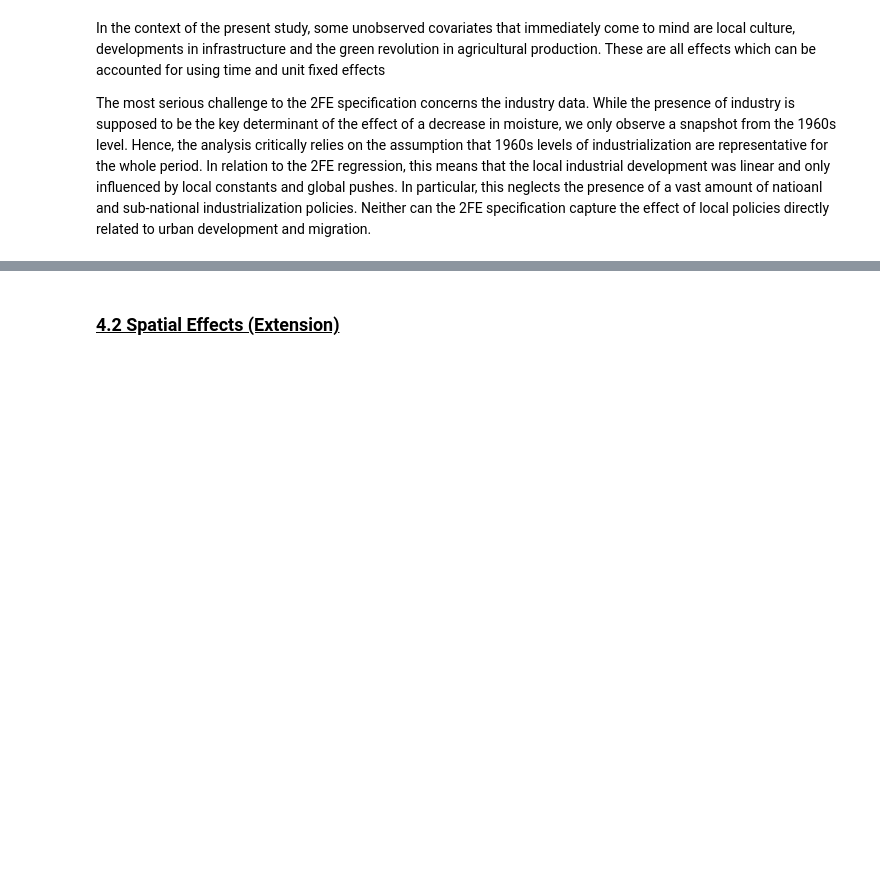
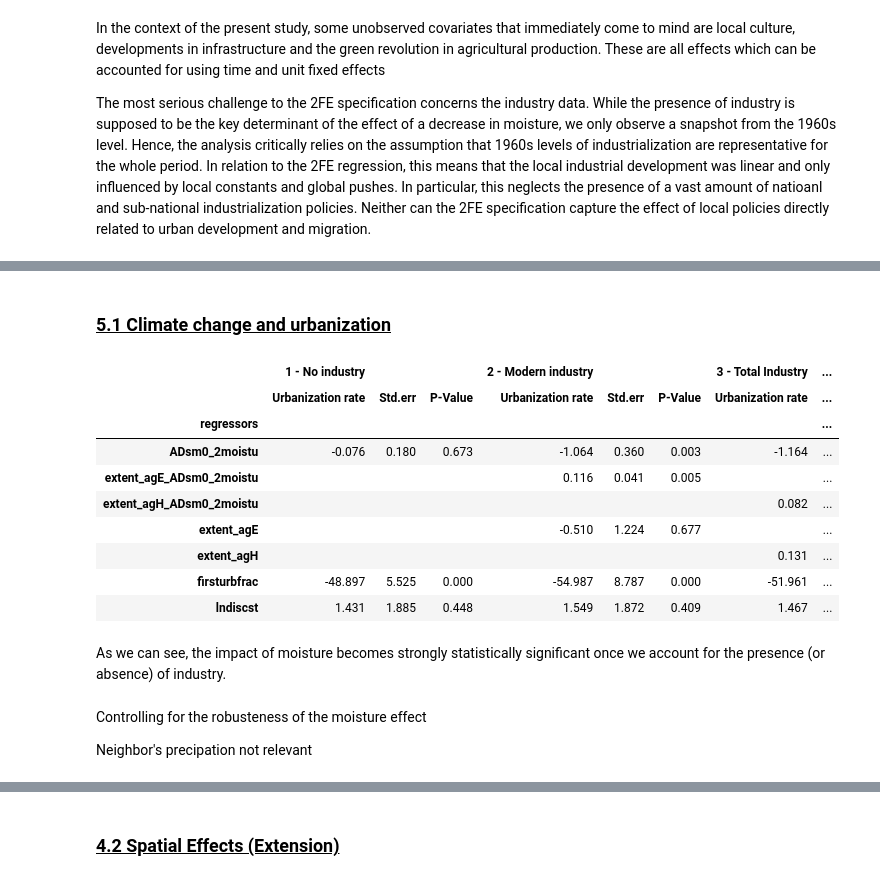
Before and after one commit to pcschreiber1/Henderson_2017_Replication, a Jupyter notebook: Replication notebook.ipynb, the cells around one changed output, grey strips where cells are left out. Saved outputs shown, nothing was run; the diff lists cells and outputs as text; code cells hidden in the pictures; blank space fills up the shorter version.

```diff
--- a/Replication notebook.ipynb
+++ b/Replication notebook.ipynb
@@ -306,0 +164,54 @@ However, there is another identification challenge which is only recently receiv
+# %% [markdown]
+<h3><u>5.1 Climate change and urbanization</u></h3>
+# %%
+regiondata = pd.read_stata("data/regiondata.dta")
+#define order of display
+regressors = ["ADsm0_2moistu",
+              "extent_agE_ADsm0_2moistu",
+              "extent_agH_ADsm0_2moistu",
+              "extent_agE",
+              "extent_agH",
+              "firsturbfrac",
+              "lndiscst"]
+
+specification = {"2.1 - No industry":
+                      ["ADsm0_2moistu",
+                       "firsturbfrac",
+                       "lndiscst"],
+                 "2.2 - Modern industry":
+                      ["ADsm0_2moistu",
+                       "extent_agE",
+                       "extent_agE_ADsm0_2moistu",
+                       "firsturbfrac",
+                       "lndiscst"],
+                 "2.3 - Total Industry":
+                      ["ADsm0_2moistu",
+                       "extent_agH",
+                       "extent_agH_ADsm0_2moistu",
+                       "firsturbfrac",
+                       "lndiscst"]}
+
+#filtering out outliers
+regiondata = regiondata.query("abspctileADsm0_2moistu > 6 & abspctileADurbfrac > 6")
+#convert selected variables to permille
+regiondata.loc[:, ["extent_agE", "extent_agH","firsturbfrac", "lndiscst"]] = regiondata.loc[:, ["extent_agE", "extent_agH","firsturbfrac", "lndiscst"]] /1000
+
+table = get_table_regiondata(regressors, specification, regiondata)
+table.style.format('{:.3f}',na_rep='')
+# %% [output]
+|  | 1 - No industry |  |  | 2 - Modern industry |  |  | 3 - Total Industry | ... |
+|  | Urbanization rate | Std.err | P-Value | Urbanization rate | Std.err | P-Value | Urbanization rate | ... |
+| regressors |  |  |  |  |  |  |  | ... |
+| ADsm0_2moistu | -0.076 | 0.180 | 0.673 | -1.064 | 0.360 | 0.003 | -1.164 | ... |
+| extent_agE_ADsm0_2moistu |  |  |  | 0.116 | 0.041 | 0.005 |  | ... |
+| extent_agH_ADsm0_2moistu |  |  |  |  |  |  | 0.082 | ... |
+| extent_agE |  |  |  | -0.510 | 1.224 | 0.677 |  | ... |
+| extent_agH |  |  |  |  |  |  | 0.131 | ... |
+| firsturbfrac | -48.897 | 5.525 | 0.000 | -54.987 | 8.787 | 0.000 | -51.961 | ... |
+| lndiscst | 1.431 | 1.885 | 0.448 | 1.549 | 1.872 | 0.409 | 1.467 | ... |
+# %% [markdown]
+As we can see, the impact of moisture becomes strongly statistically significant once we account for the presence (or absence) of industry.
+# %% [markdown]
+Controlling for the robusteness of the moisture effect
+
+Neighbor's precipation not relevant
```
Also changed, not shown: parts of 17 cells of this notebook, 4 other files.
